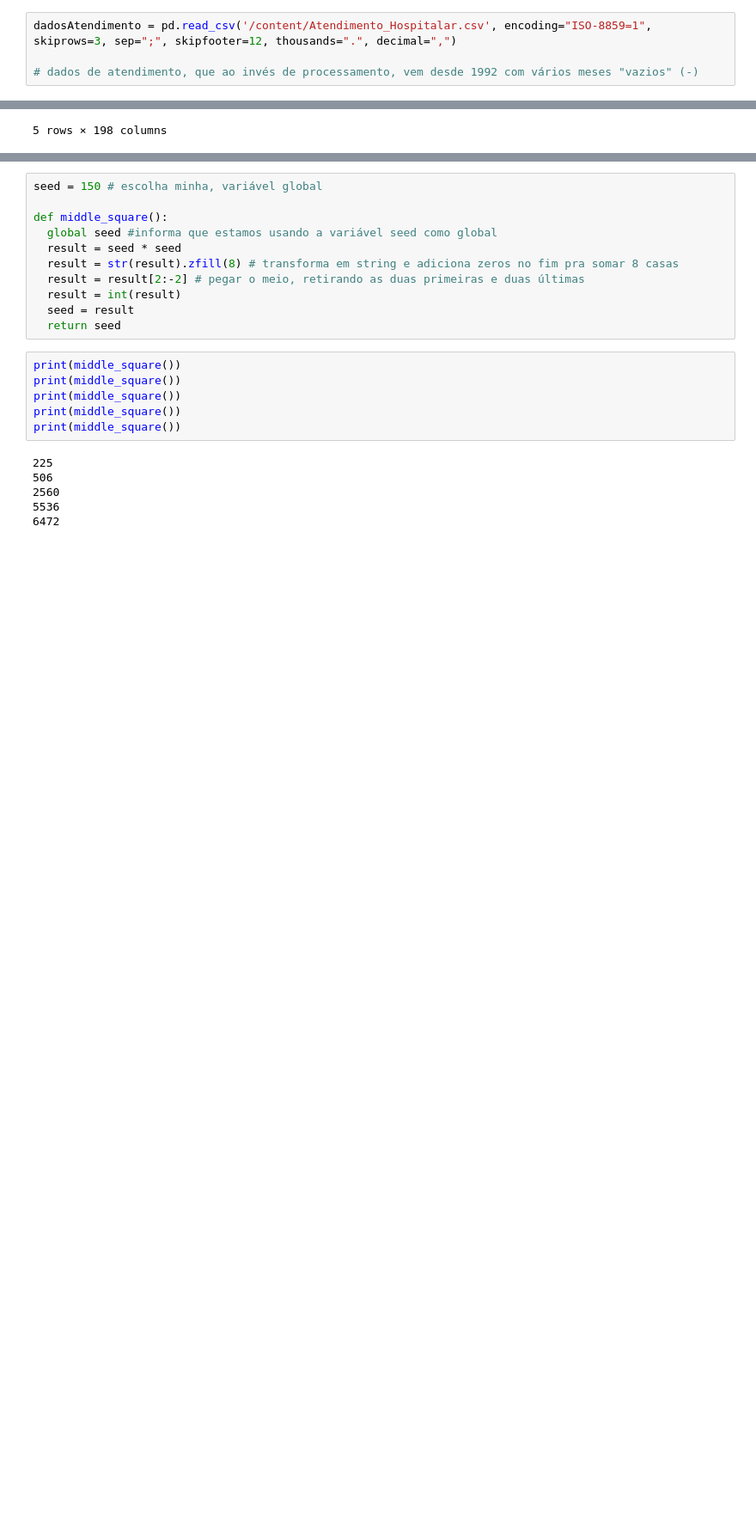
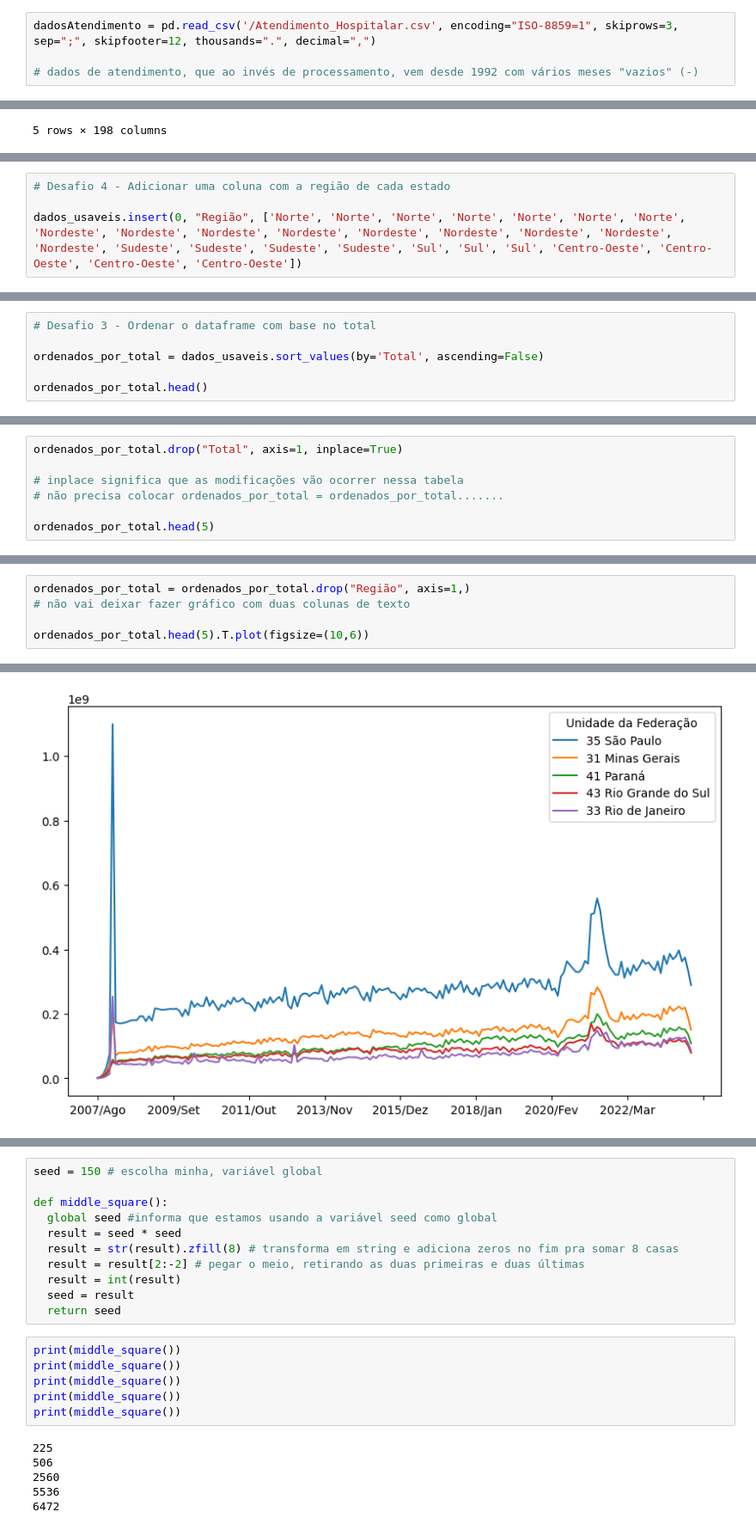
Before and after one commit to marialuisamartins/PosGrad_Data_Analytics_FIAP, a Jupyter notebook: AnaliseExploratoriaDeDados.ipynb, the cells around one changed output, grey strips where cells are left out. Shown at 86% size. Saved outputs shown, nothing was run; the diff lists cells and outputs as text; blank space fills up the shorter version.

```diff
--- a/AnaliseExploratoriaDeDados.ipynb
+++ b/AnaliseExploratoriaDeDados.ipynb
@@ -202,7 +202,7 @@ Text(0.5, 1.0, 'Valor por unidade da federação')
 # %% [markdown]
 ### Aula 3 - Análise Exploratória de Dados
 # %%
-dadosAtendimento = pd.read_csv('/content/Atendimento_Hospitalar.csv', encoding="ISO-8859=1", skiprows=3, sep=";", skipfooter=12, thousands=".", decimal=",")
+dadosAtendimento = pd.read_csv('/Atendimento_Hospitalar.csv', encoding="ISO-8859=1", skiprows=3, sep=";", skipfooter=12, thousands=".", decimal=",")
 
 # dados de atendimento, que ao invés de processamento, vem desde 1992 com vários meses "vazios" (-)
 # %%
@@ -565,0 +562,4 @@ dados_usaveis.head()
+# %%
+# Desafio 4 - Adicionar uma coluna com a região de cada estado
+
+dados_usaveis.insert(0, "Região", ['Norte', 'Norte', 'Norte', 'Norte', 'Norte', 'Norte', 'Norte', 'Nordeste', 'Nordeste', 'Nordeste', 'Nordeste', 'Nordeste', 'Nordeste', 'Nordeste', 'Nordeste', 'Nordeste', 'Sudeste', 'Sudeste', 'Sudeste', 'Sudeste', 'Sul', 'Sul', 'Sul', 'Centro-Oeste', 'Centro-Oeste', 'Centro-Oeste', 'Centro-Oeste'])
@@ -565,0 +582,6 @@ dados_usaveis.head()
+# %%
+# Desafio 3 - Ordenar o dataframe com base no total
+
+ordenados_por_total = dados_usaveis.sort_values(by='Total', ascending=False)
+
+ordenados_por_total.head()
@@ -565,0 +644,7 @@ dados_usaveis.head()
+# %%
+ordenados_por_total.drop("Total", axis=1, inplace=True)
+
+# inplace significa que as modificações vão ocorrer nessa tabela
+# não precisa colocar ordenados_por_total = ordenados_por_total.......
+
+ordenados_por_total.head(5)
@@ -565,0 +660,6 @@ dados_usaveis.head()
+# %%
+ordenados_por_total = ordenados_por_total.drop("Região", axis=1,)
+# não vai deixar fazer gráfico com duas colunas de texto
+
+ordenados_por_total.head(5).T.plot(figsize=(10,6))
+# %% [output]
@@ -565,0 +667 @@ dados_usaveis.head()
+[figure, added]
```
Also changed, not shown: parts of 29 cells of this notebook.
